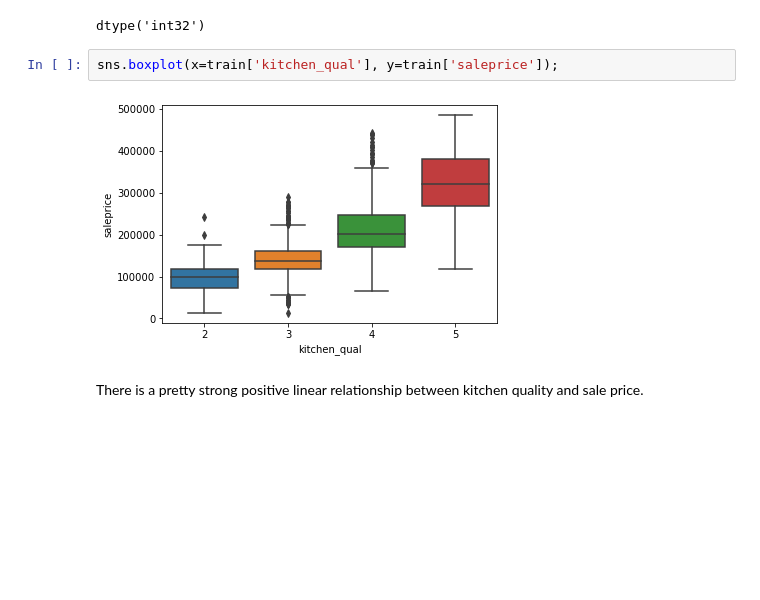
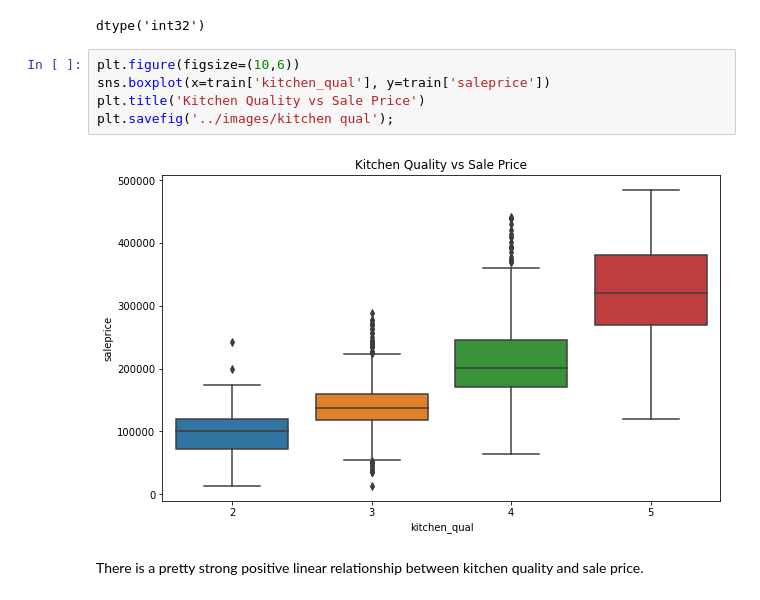
Before and after one commit to jpetersen626/ames_housing_analysis, a Jupyter notebook: code/01_EDA_and_Cleaning.ipynb, the cells around one changed output. Drawn from its saved outputs; the diff is of its cells as text; blank space fills up the shorter version.

```diff
--- a/code/01_EDA_and_Cleaning.ipynb
+++ b/code/01_EDA_and_Cleaning.ipynb
@@ -641,9 +683,12 @@ test['kitchen_qual'].dtype
 # %% [output]
 dtype('int32')
 # %%
-sns.boxplot(x=train['kitchen_qual'], y=train['saleprice']);
+plt.figure(figsize=(10,6))
+sns.boxplot(x=train['kitchen_qual'], y=train['saleprice'])
+plt.title('Kitchen Quality vs Sale Price')
+plt.savefig('../images/kitchen qual');
 # %% [output]
-[figure, old version]
+[figure, new version]
 # %% [markdown]
 There is a pretty strong positive linear relationship between kitchen quality and sale price.
 # %%
```
Also changed, not shown: parts of 15 cells of this notebook, 13 other files.
